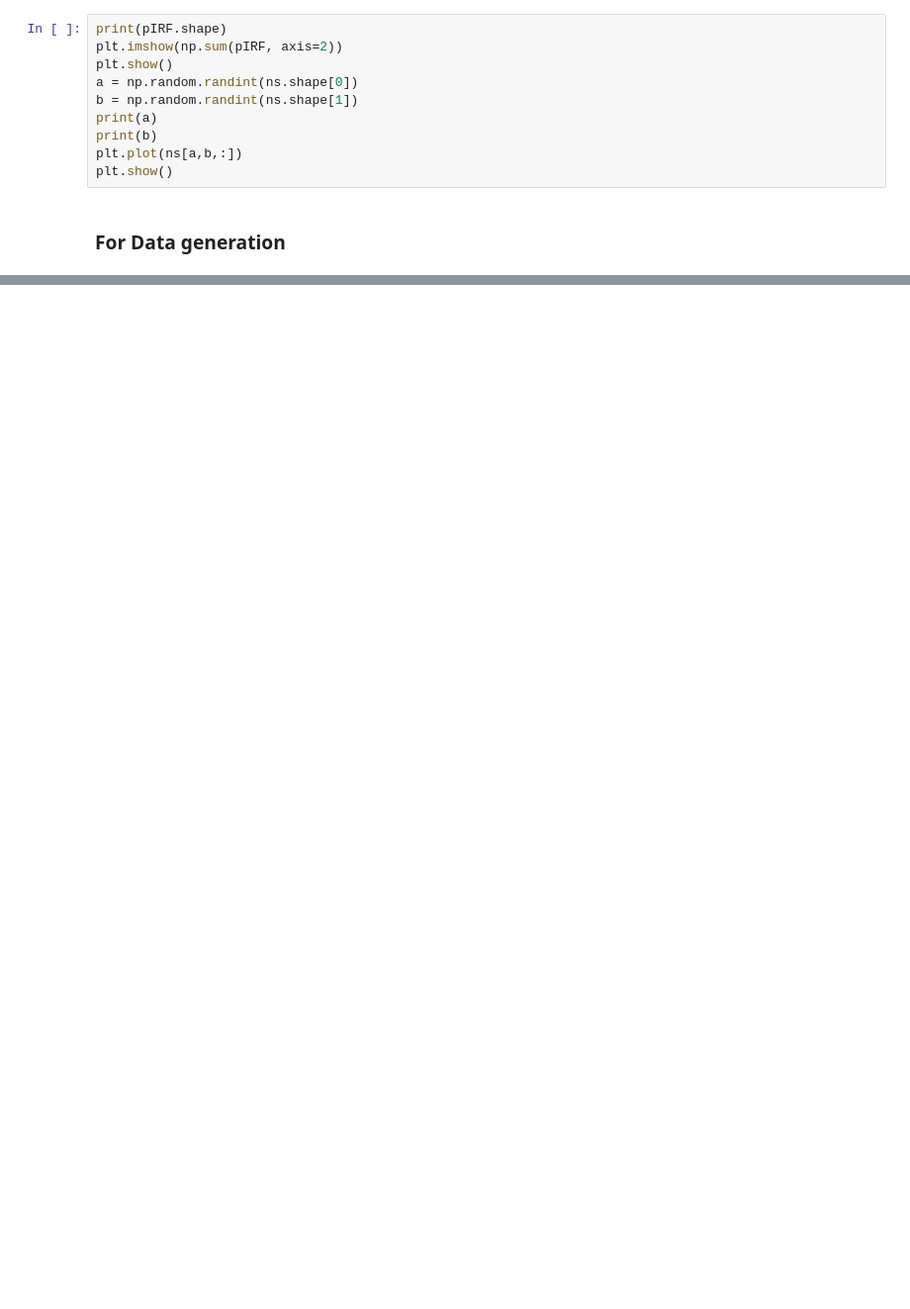
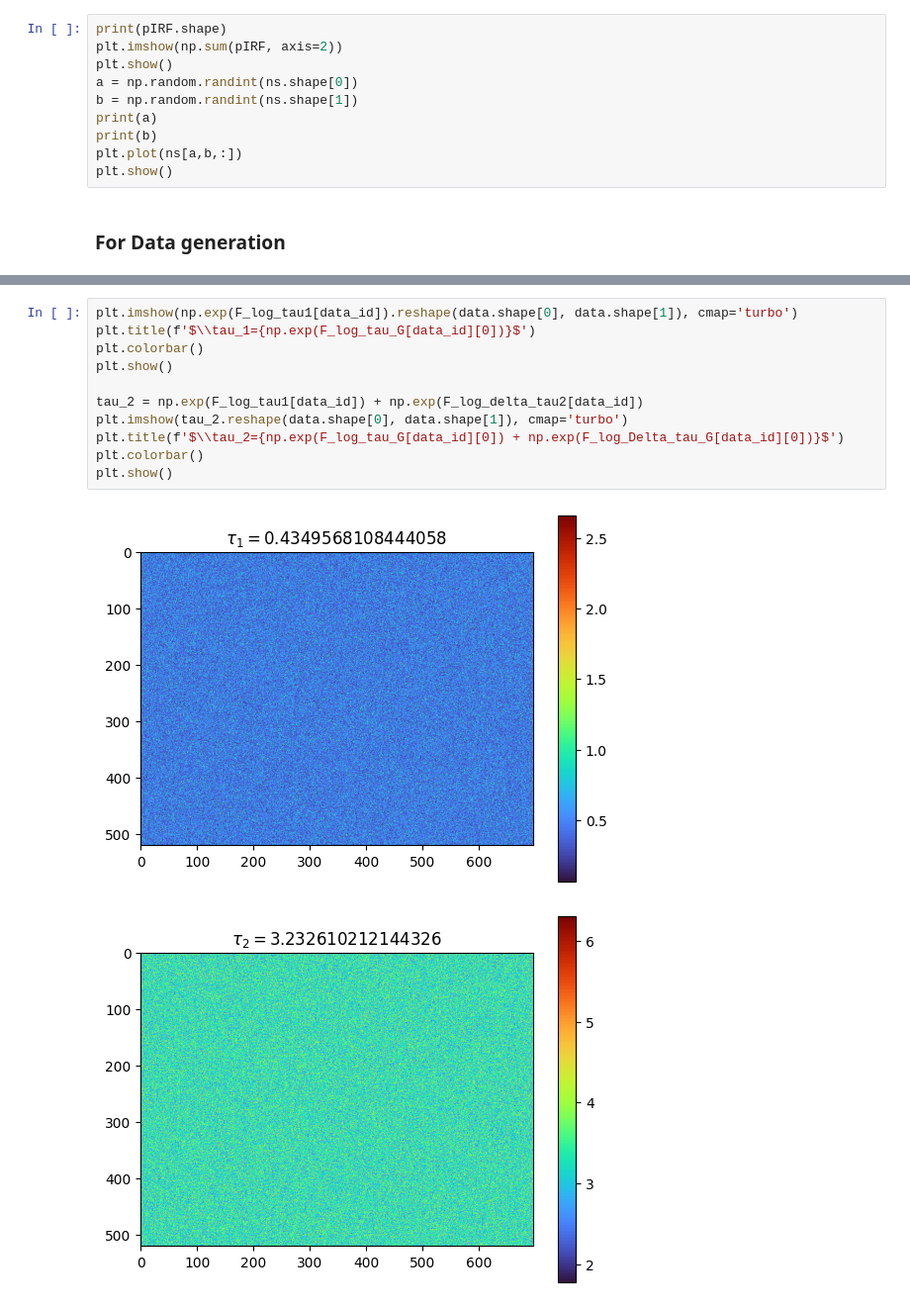
Before and after one commit to bayesflow-org/hierarchical-abi, a Jupyter notebook: problems/FLI/DataGen_HBI.ipynb, the cells around one changed output, grey strips where cells are left out. Shown at 99% size. Saved outputs shown, nothing was run; the diff lists cells and outputs as text; blank space fills up the shorter version.

```diff
--- a/problems/FLI/DataGen_HBI.ipynb
+++ b/problems/FLI/DataGen_HBI.ipynb
@@ -286,0 +321,14 @@ plt.show()
+# %%
+plt.imshow(np.exp(F_log_tau1[data_id]).reshape(data.shape[0], data.shape[1]), cmap='turbo')
+plt.title(f'$\\tau_1={np.exp(F_log_tau_G[data_id][0])}$')
+plt.colorbar()
+plt.show()
+
+tau_2 = np.exp(F_log_tau1[data_id]) + np.exp(F_log_delta_tau2[data_id])
+plt.imshow(tau_2.reshape(data.shape[0], data.shape[1]), cmap='turbo')
+plt.title(f'$\\tau_2={np.exp(F_log_tau_G[data_id][0]) + np.exp(F_log_Delta_tau_G[data_id][0])}$')
+plt.colorbar()
+plt.show()
+# %% [output]
+[figure, added]
+[figure, added]
```
Also changed, not shown: parts of 8 cells of this notebook, 43 other files.
